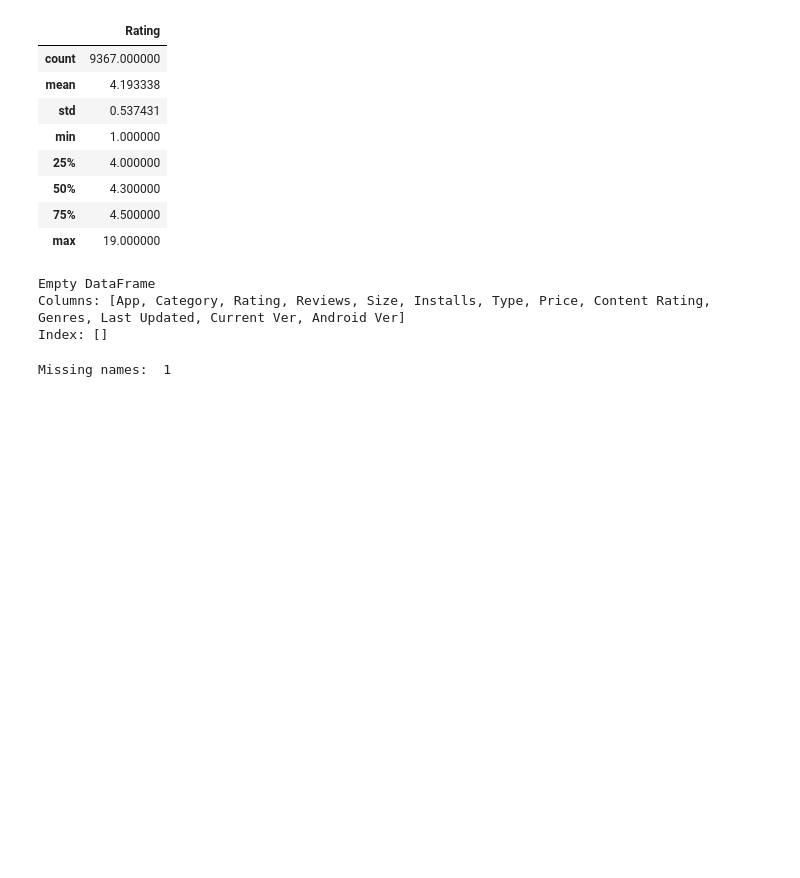
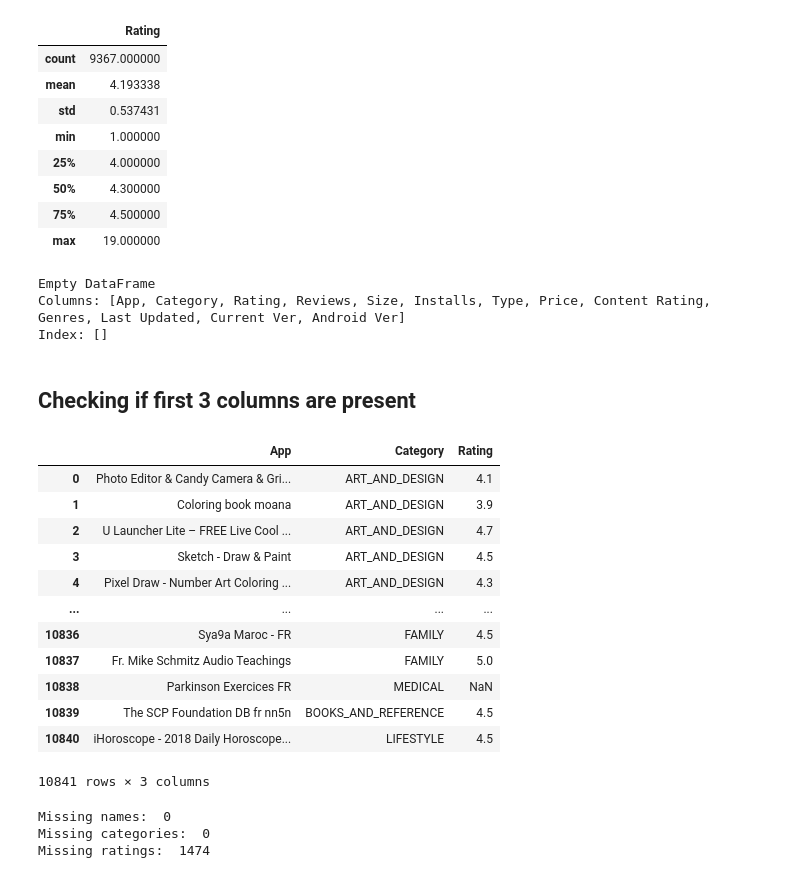
Before and after one commit to Que-Developer/Data-Science-Inspection-Pandas-, a Jupyter notebook: Practical/Practical1.ipynb, the cells around one changed output. Saved outputs shown, nothing was run; the diff lists cells and outputs as text; code cells hidden in the pictures; blank space fills up the shorter version.

Commit message:
Was able to find missing values in columns

```diff
--- a/Practical/Practical1.ipynb
+++ b/Practical/Practical1.ipynb
@@ -160,14 +160,49 @@ print(msising_ratings_count)
 Empty DataFrame
 Columns: [App, Category, Rating, Reviews, Size, Installs, Type, Price, Content Rating, Genres, Last Updated, Current Ver, Android Ver]
 Index: []
+# %% [markdown]
+## Checking if first 3 columns are present
 # %%
-demo = pd.DataFrame({"Rating": [range(1, 5), None]})
+# We are creating a new DataFrame called checking errors to work with finding errors
+checking_errors = pd.DataFrame(raw)
 
-app_name = demo["Rating"]
-missing_name = app_name.isna()          # true means name is absent in that row
+first_3_column = checking_errors[["App", "Category", "Rating"]]
+category_column = checking_errors["Category"]
+rating_column = checking_errors["Rating"]
 
-# True contributes 1 and False is 0. The sum then counts all the missing records
-missing_name_count = missing_name.sum()
-print("Missing names: ", missing_name_count)
+missing_names = first_3_column["App"].isna()
+missing_category = first_3_column["Category"].isna()
+missing_rating = first_3_column["Rating"].isna()
+# isna() detects missing values - True mean values are absent
+
+# True adds 1 to the sum and False adds 0
+missing_names_count = missing_names.sum()
+missing_category_count = missing_category.sum()
+missing_rating_count = missing_rating.sum()
+
+# Outputing all our results
+display(first_3_column)                # We see that all records are false so there are no missing values
+print("Missing names: ", missing_names_count)                           # sums up to 0 because there is no missing values
+print("Missing categories: ", missing_category_count)
+print("Missing ratings: ", missing_rating_count)
+
+# ---------------------- Results -----------------------
+# So after inspecting the names of the App columns. I have found that there are no missing values
+# All are present, so we recognise that all object are there
 # %% [output]
+|  | App | Category | Rating |
+| 0 | Photo Editor & Candy Camera & Gri... | ART_AND_DESIGN | 4.1 |
+| 1 | Coloring book moana | ART_AND_DESIGN | 3.9 |
+| 2 | U Launcher Lite – FREE Live Cool ... | ART_AND_DESIGN | 4.7 |
+| 3 | Sketch - Draw & Paint | ART_AND_DESIGN | 4.5 |
+| 4 | Pixel Draw - Number Art Coloring ... | ART_AND_DESIGN | 4.3 |
+| ... | ... | ... | ... |
+| 10836 | Sya9a Maroc - FR | FAMILY | 4.5 |
+| 10837 | Fr. Mike Schmitz Audio Teachings | FAMILY | 5.0 |
+| 10838 | Parkinson Exercices FR | MEDICAL | NaN |
+| 10839 | The SCP Foundation DB fr nn5n | BOOKS_AND_REFERENCE | 4.5 |
+| 10840 | iHoroscope - 2018 Daily Horoscope... | LIFESTYLE | 4.5 |
-Missing names:  1
+10841 rows × 3 columns
+Missing names:  0
+Missing categories:  0
+Missing ratings:  1474
```
